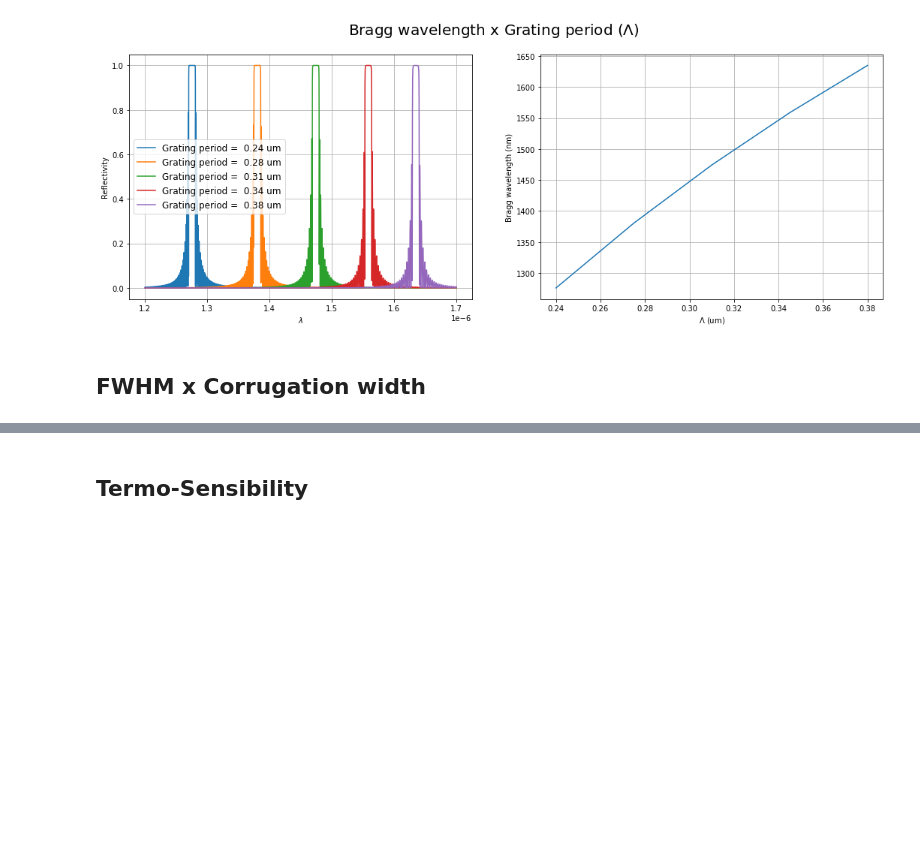
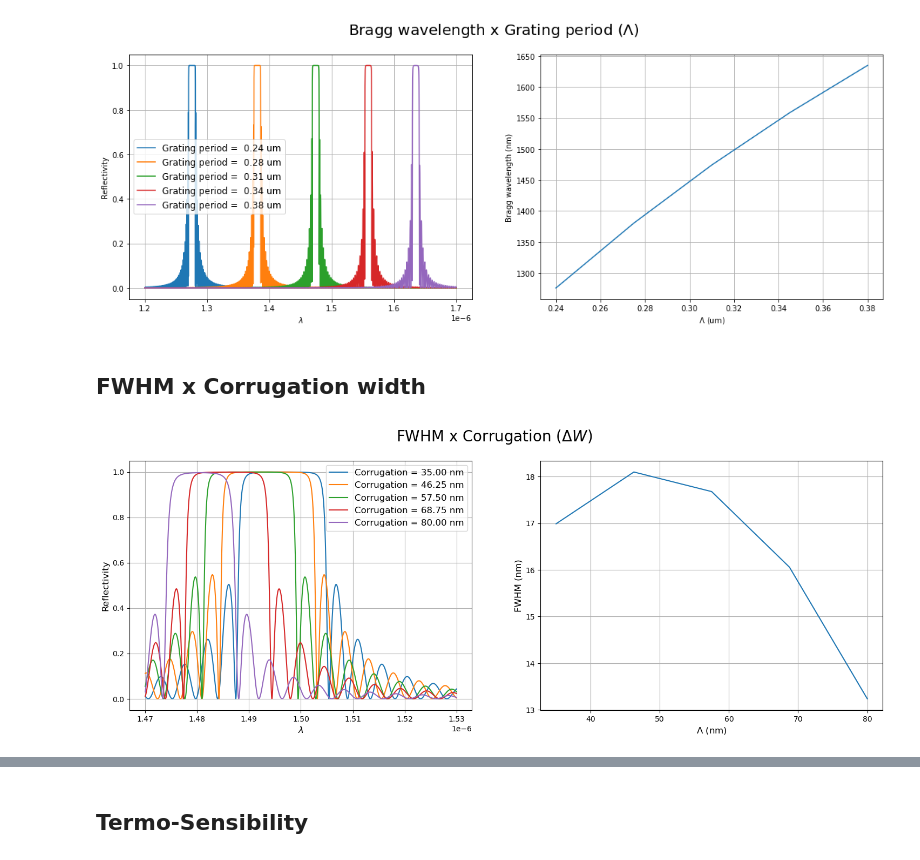
Before and after one commit to CaioRodrigues200/Photonics-training, a Jupyter notebook: Projects/Bragg Grating/SimulationFiles/GratingAssembly.ipynb, the cells around one changed output, grey strips where cells are left out. Drawn from its saved outputs; the diff is of its cells as text; code cells hidden in the pictures; blank space fills up the shorter version.

Commit message:
Bragg Fiber Grating - Update 5.2

```diff
--- a/Projects/Bragg Grating/SimulationFiles/GratingAssembly.ipynb
+++ b/Projects/Bragg Grating/SimulationFiles/GratingAssembly.ipynb
@@ -18,18 +18,18 @@ import importlib.util
 ###############################################################
 # LINUX PATH
 
-# sys.path.append("/opt/lumerical/v221/api/python") #Default linux lumapi path
-# import lumapi
-# sys.path.append(os.path.dirname('/home/trainner/Documentos/Caio/GitReps/Photonics-training/Projects/Bragg Grating/SimulationFiles')) #Current directory
+sys.path.append("/opt/lumerical/v221/api/python") #Default linux lumapi path
+import lumapi
+sys.path.append(os.path.dirname('/home/trainner/Documentos/Caio/GitReps/Photonics-training/Projects/Bragg Grating/SimulationFiles')) #Current directory
 
 ###############################################################
 # WINDOWS PATH
 
-spec_win = importlib.util.spec_from_file_location('lumapi', 'C:\\Program Files\\Lumerical\\v202\\api\\python\\lumapi.py')
-lumapi = importlib.util.module_from_spec(spec_win)
-os.add_dll_directory("C:/Program Files/Lumerical/v202/api/python")
-sys.path.append(os.path.dirname('C:/Users/Caio/Documents/GitHub/Photonics-training/Projects/Bragg Grating/SimulationFiles/'))
-spec_win.loader.exec_module(lumapi)
+# spec_win = importlib.util.spec_from_file_location('lumapi', 'C:\\Program Files\\Lumerical\\v202\\api\\python\\lumapi.py')
+# lumapi = importlib.util.module_from_spec(spec_win)
+# os.add_dll_directory("C:/Program Files/Lumerical/v202/api/python")
+# sys.path.append(os.path.dirname('C:/Users/Caio/Documents/GitHub/Photonics-training/Projects/Bragg Grating/SimulationFiles/'))
+# spec_win.loader.exec_module(lumapi)
 # %%
 bragg = lumapi.MODE(filename='BRAGGProjectEME.lms',hide=False)
 # %% [markdown]
@@ -307,3 +308,83 @@ ax[1].grid()
 [figure]
 # %% [markdown]
 ## FWHM x Corrugation width
+# %%
+# Iteration stage -------------------------------------------
+
+corRange = [35e-9, 80e-9]       # Corrugation range
+corPoints = 5                     # Corrugation points
+
+Cori = np.linspace(corRange[0],corRange[1],corPoints)
+fwhm_i = np.zeros(corPoints)
+
+figure,ax=plt.subplots(1, 2,figsize=(18,6))
+figure.suptitle(r"FWHM x Corrugation ($\Delta W$)",fontsize=20)
+
+for i in range(corPoints):
+    # Assembly stage --------------------------------------------
+    bragg.switchtolayout()
+
+    # Waveguide setting
+    bragg.select("Waveguide")
+    bragg.set("y span",SilH-Cori[i])
+
+    # Corrugation setting
+    bragg.select("Teeth")
+    bragg.set("y span",SilH+Cori[i])
+
+    # EME setting
+    bragg.select("EME")
+    bragg.set("y span",(SilH+2*Cori[i])*4)
+
+    # EME Ports setting
+    bragg.select("EME::Ports::port_1")
+    bragg.set("y span",4*(Cori[i]+SilH))
+
+    bragg.select("EME::Ports::port_2")
+    bragg.set("y span",4*(Cori[i]+SilH))
+
+    # Mesh setting
+    bragg.select("mesh")
+    bragg.set("y span",SilH+4*Cori[i])
+
+    # Monitor setting
+    bragg.select("monitor")
+    bragg.set("y span",(SilH+2*Cori[i])*2.75)
+
+    # Exibition stage --------------------------------------------
+    bragg.select("EME")
+    bragg.run()
+    bragg.emepropagate()
+
+    bragg.setemeanalysis("wavelength sweep",1)
+    bragg.setemeanalysis("start wavelength",1.47e-6)
+    bragg.setemeanalysis("stop wavelength",1.53e-6)
+    bragg.setemeanalysis("number of wavelength points",2000)
+    bragg.emesweep("wavelength sweep")
+
+    SWvMatrix = bragg.getemesweep("S_wavelength_sweep")
+    A = bragg.getresult("EME","user s matrix")
+
+    yaxis = abs(SWvMatrix['s11'])**2
+    xaxis = SWvMatrix['wavelength']
+
+    ax[0].plot(SWvMatrix['wavelength'],abs(SWvMatrix['s11'])**2,label="Corrugation = {:5.2f} nm".format(Cori[i]*1e9))
+
+    pnts = signalLv(abs(SWvMatrix['s11'])**2,0.5,"linear")
+    xcoords = pnts['index']
+    average = pnts['yMed']
+
+    xcoffset = int(len(xcoords)/2) - 1
+    fwhm_i[i] = xaxis[xcoords[xcoffset+1]] - xaxis[xcoords[xcoffset]]
+
+ax[0].set_ylabel('Reflectivity',fontsize=12)
+ax[0].set_xlabel(r'$\lambda$',fontsize=12)
+ax[0].legend(fontsize=12)
+ax[0].grid()
+
+ax[1].plot(Cori*1e9,fwhm_i*1e9)
+ax[1].set_ylabel('FWHM (nm)',fontsize=12)
+ax[1].set_xlabel(r'$\Lambda$ (nm)',fontsize=12)
+ax[1].grid()
+# %% [output]
+[figure, added]
```
Also changed, not shown: parts of 5 cells of this notebook, 5 other files.
